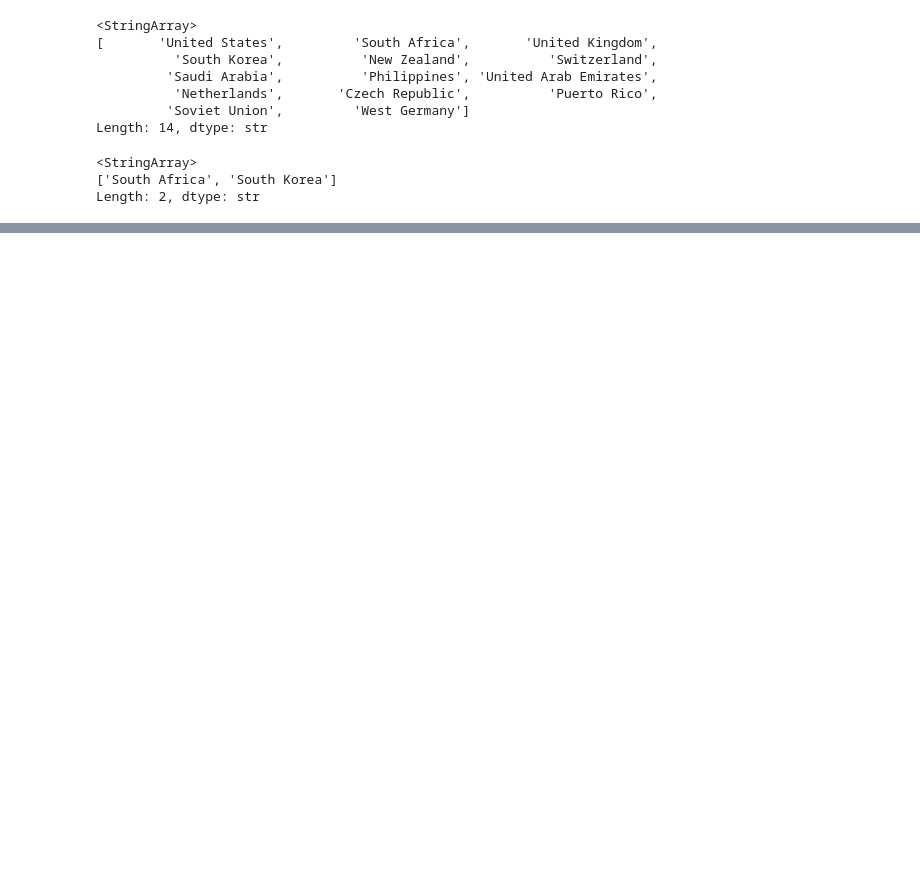
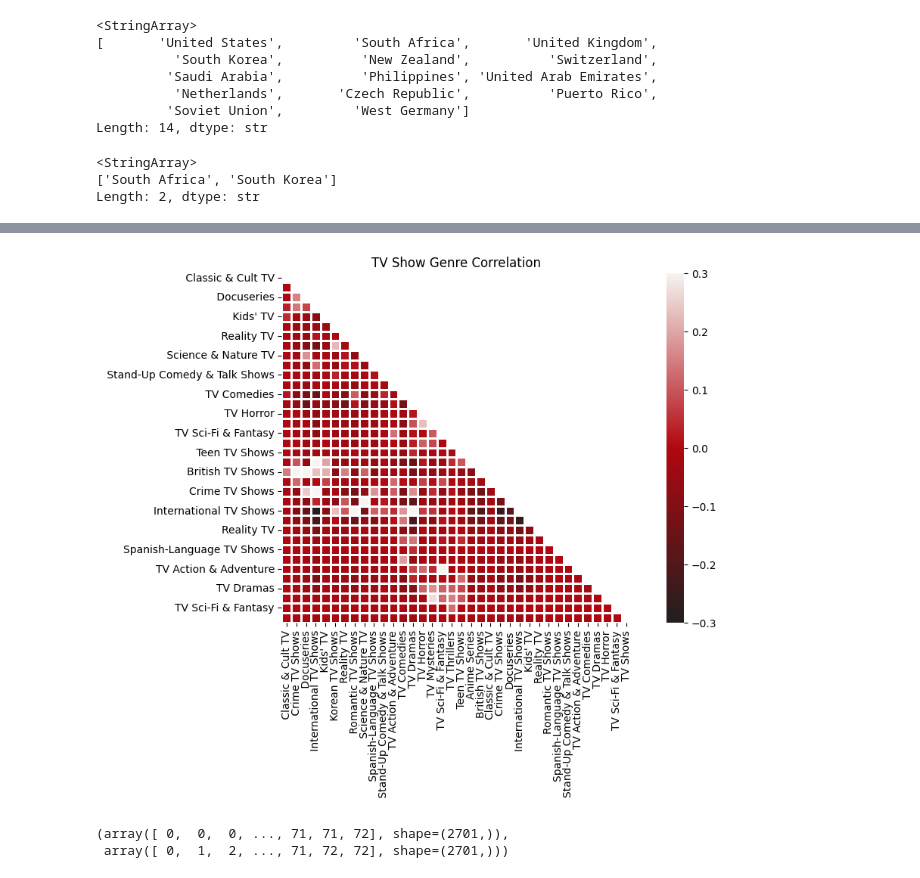
Before and after one commit to cafesmire/notebooks, a Jupyter notebook: netflix/netflix_eda.ipynb, the cells around one changed output, grey strips where cells are left out. Saved outputs shown, nothing was run; the diff lists cells and outputs as text; code cells hidden in the pictures; blank space fills up the shorter version.

```diff
--- a/netflix/netflix_eda.ipynb
+++ b/netflix/netflix_eda.ipynb
@@ -206,0 +220,9 @@ df.head()
+# %%
+genre_heatmap(tv_df, "TV Show Genre Correlation")
+# %% [output]
+[figure, added]
+# %%
+np.triu_indices_from(mask)
+# %% [output]
+(array([ 0,  0,  0, ..., 71, 71, 72], shape=(2701,)),
+ array([ 0,  1,  2, ..., 71, 72, 72], shape=(2701,)))
```
Also changed, not shown: parts of 6 cells of this notebook.
